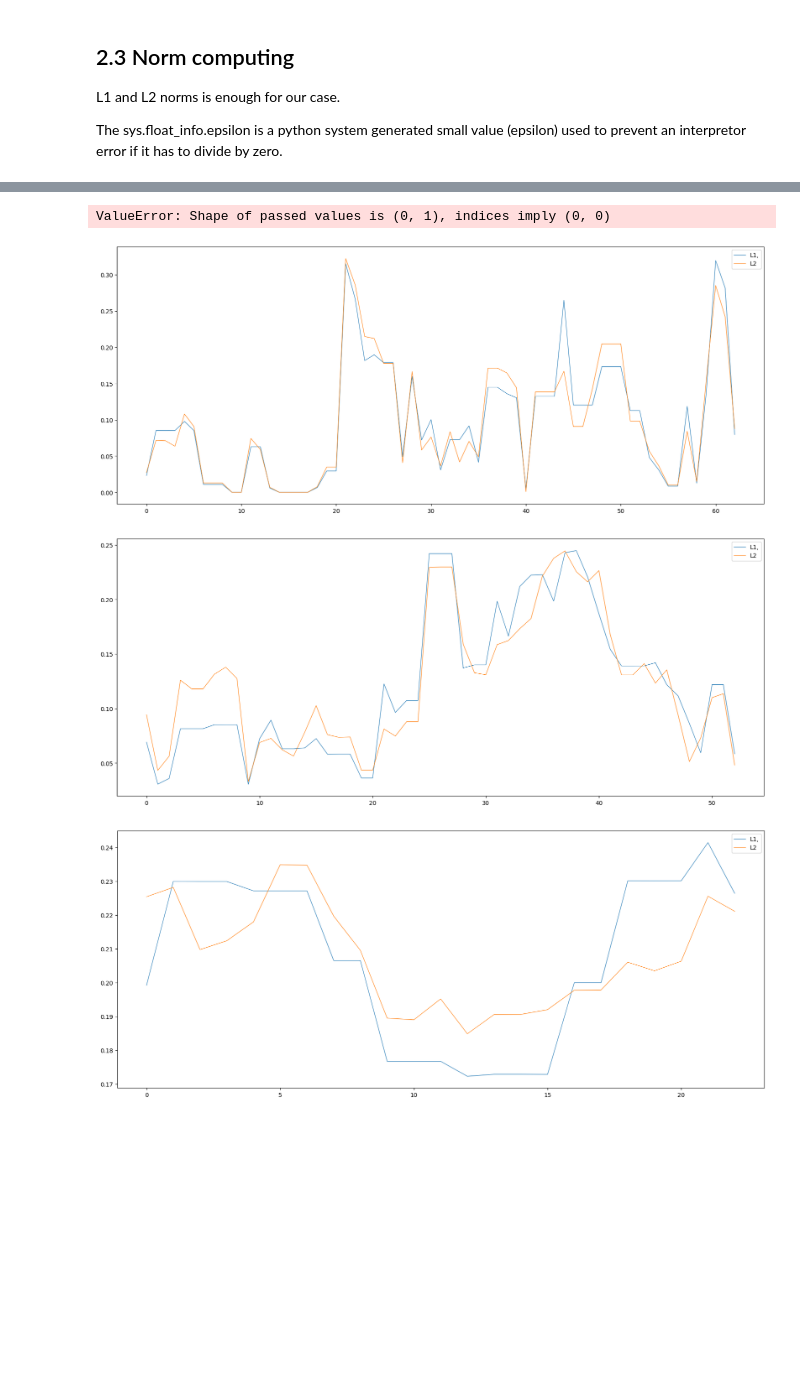
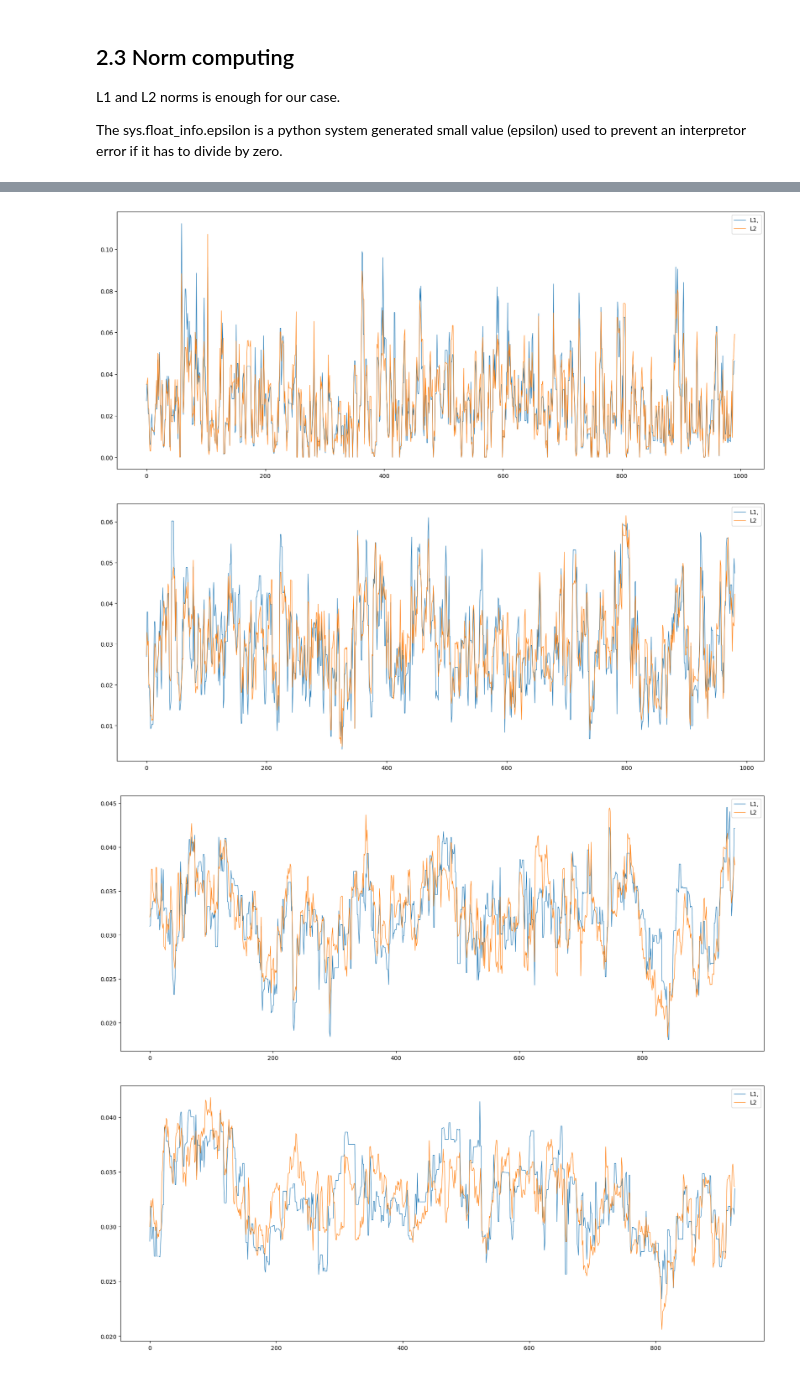
Before and after one commit to ZmijaZ/Sleep-Wake-classification, a Jupyter notebook: data_generation.ipynb, the cells around one changed output, grey strips where cells are left out. Drawn from its saved outputs; the diff is of its cells as text; code cells hidden in the pictures; blank space fills up the shorter version.

Commit message:
Bugfix: Name change and data correction A function had a wrong name, thus raising an error. The final function had an error the where data was not transposed before usage

```diff
--- a/data_generation.ipynb
+++ b/data_generation.ipynb
@@ -210,7 +212,7 @@ def getAllPersistenceLandscapes(diagrams, landscapes, resolution, memory_saving)
         maxp = lambda d: compute_endpoint(d, "max")
 
     landscapes = [
-        compute_persistence_landscape(
+        getPerstitenceLandscape(
             diag,                     # diagram D
             [minp(diag), maxp(diag)], # endpoints
             landscapes,               # m landscapes
@@ -279,7 +281,7 @@ Everything done so far is done in a single function called <b>sleep_wake</b> whi
 # %%
 def sleep_wake(starting_index, data_size, landscapes, window_size, n_nodes, memory_saving):
     #data setup
-    data = usable_data
+    data = usable_data.T
 
     #computing diagrams and landscapes
     diagrams = getAllPersistenceDiagrams(data, window_size, memory_saving)
@@ -304,18 +306,18 @@ def sleep_wake(starting_index, data_size, landscapes, window_size, n_nodes, memo
     df = pd.DataFrame(norms_df, columns = ["L1,", "L2"])
     df.plot(figsize = (20, 8), lw = 0.8)
 # %%
-# Works for full dataset, no difference on RAM usage while running with larger window_sizes, but time difference is noticable
 starting_index = 0
 data_size = len(usable_data)
 n_landscape = 5
 window_sizes = [10, 20, 50, 75] # 100, 125, 150, ...
 n_nodes = 1000
 memory_saving = True
+
+#plot for every window size
 for window_size in window_sizes:
-    sleep_wake(starting_index, data_size, n_landscape,
-                                 window_size, n_nodes, memory_saving)
+    sleep_wake(starting_index, data_size, n_landscape, window_size, n_nodes, memory_saving)
 # %% [output]
-ValueError: Shape of passed values is (0, 1), indices imply (0, 0)
-[figure, old version]
+[figure, new version]
-[figure, old version]
+[figure, new version]
-[figure, old version]
+[figure, new version]
+[figure, added]
```
Also changed, not shown: parts of 9 cells of this notebook.
